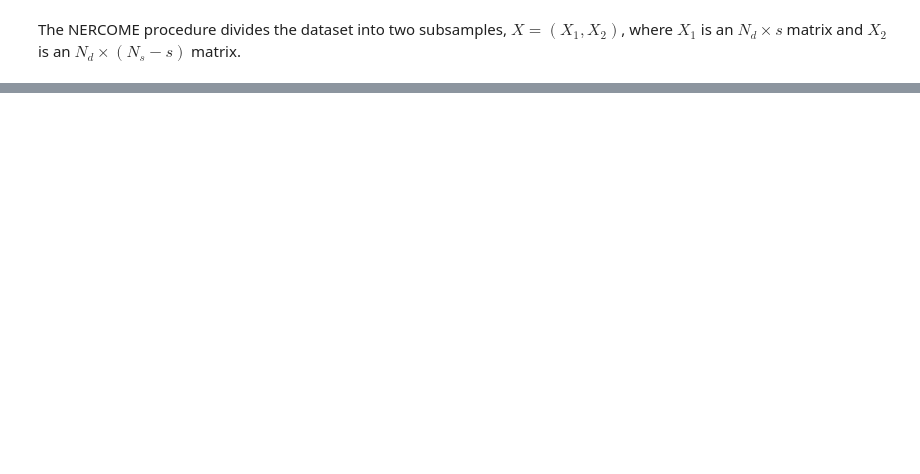
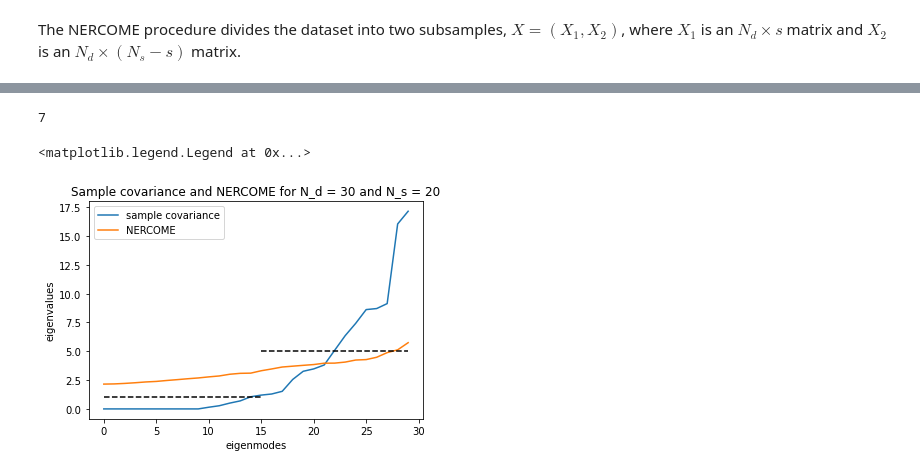
Before and after one commit to marnixlooijmans/shrinkage-estimation-toy-examples, a Jupyter notebook: NERCOME.ipynb, the cells around one changed output, grey strips where cells are left out. Saved outputs shown, nothing was run; the diff lists cells and outputs as text; code cells hidden in the pictures; blank space fills up the shorter version.

```diff
--- a/NERCOME.ipynb
+++ b/NERCOME.ipynb
@@ -93,0 +118,23 @@ print(Q(s, X))
+# %%
+s_min = s[np.array(Q).argmin()]
+print(s_min)
+# %% [output]
+7
+# %%
+Z = Q_func(s_min, X)[1]
+S = 1/(Ns-1)*np.matmul(X, X.T)
+# %%
+sample_cov_evals = np.linalg.eigvalsh(S)
+nercome_evals = np.linalg.eigvalsh(Z)
+
+plt.plot(sample_cov_evals, label="sample covariance")
+plt.plot(nercome_evals, label="NERCOME")
+plt.plot(np.arange(Nd//2+1), np.full(Nd//2+1, varB), "k--")
+plt.plot(np.arange(Nd-Nd//2)+Nd//2, np.full(Nd-Nd//2, varA), "k--")
+plt.ylabel("eigenvalues")
+plt.xlabel("eigenmodes")
+plt.title(f"Sample covariance and NERCOME for N_d = {Nd} and N_s = {Ns}")
+plt.legend()
+# %% [output]
+<matplotlib.legend.Legend at 0x...>
+[figure, added]
```
Also changed, not shown: parts of 6 cells of this notebook.
